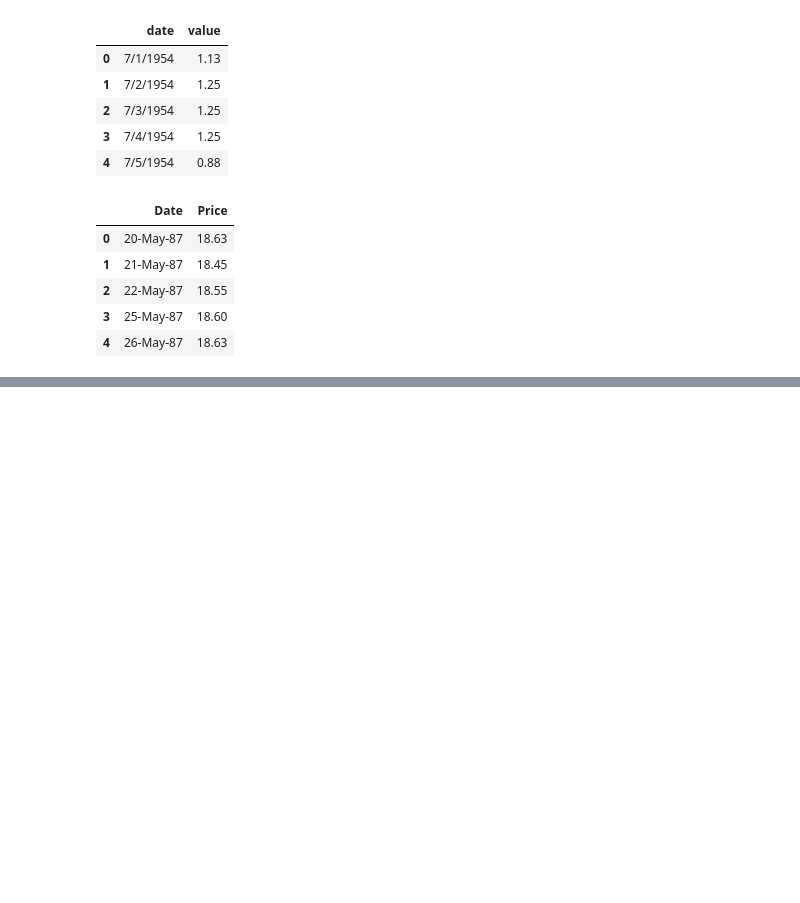
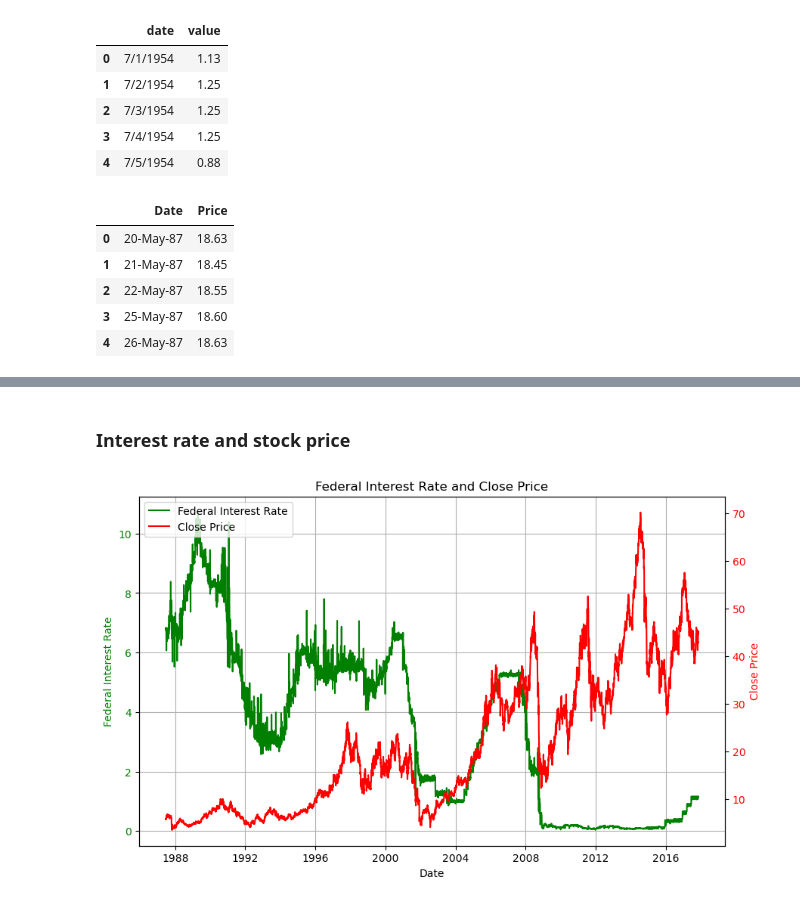
Before and after one commit to dshan805/stock_price_prediction, a Jupyter notebook: final_project.ipynb, the cells around one changed output, grey strips where cells are left out. Drawn from its saved outputs; the diff is of its cells as text; code cells hidden in the pictures; blank space fills up the shorter version.

```diff
--- a/final_project.ipynb
+++ b/final_project.ipynb
@@ -85,0 +420,28 @@ oil_price.head()
+# %% [markdown]
+### Interest rate and stock price
+# %%
+# Create figure and axes
+fig, ax1 = plt.subplots(figsize=(10, 6))
+
+# Plot oil price as a line plot on the first y-axis
+ax1.plot(df['Date'], df['fed_rate'], color='green', label='Federal Interest Rate')
+ax1.set_xlabel('Date')
+ax1.set_ylabel('Federal Interest Rate', color='green')
+ax1.tick_params(axis='y', labelcolor='green')
+ax1.grid(True)
+
+# Create a second y-axis for close price as a line plot
+ax2 = ax1.twinx()
+ax2.plot(df['Date'], df['Close'], color='red', label='Close Price')
+ax2.set_ylabel('Close Price', color='red')
+ax2.tick_params(axis='y', labelcolor='red')
+
+# Add legend
+lines1, labels1 = ax1.get_legend_handles_labels()
+lines2, labels2 = ax2.get_legend_handles_labels()
+ax1.legend(lines1 + lines2, labels1 + labels2, loc='upper left')
+
+plt.title('Federal Interest Rate and Close Price')
+plt.show()
+# %% [output]
+[figure, added]
```
Also changed, not shown: parts of 55 cells of this notebook.
